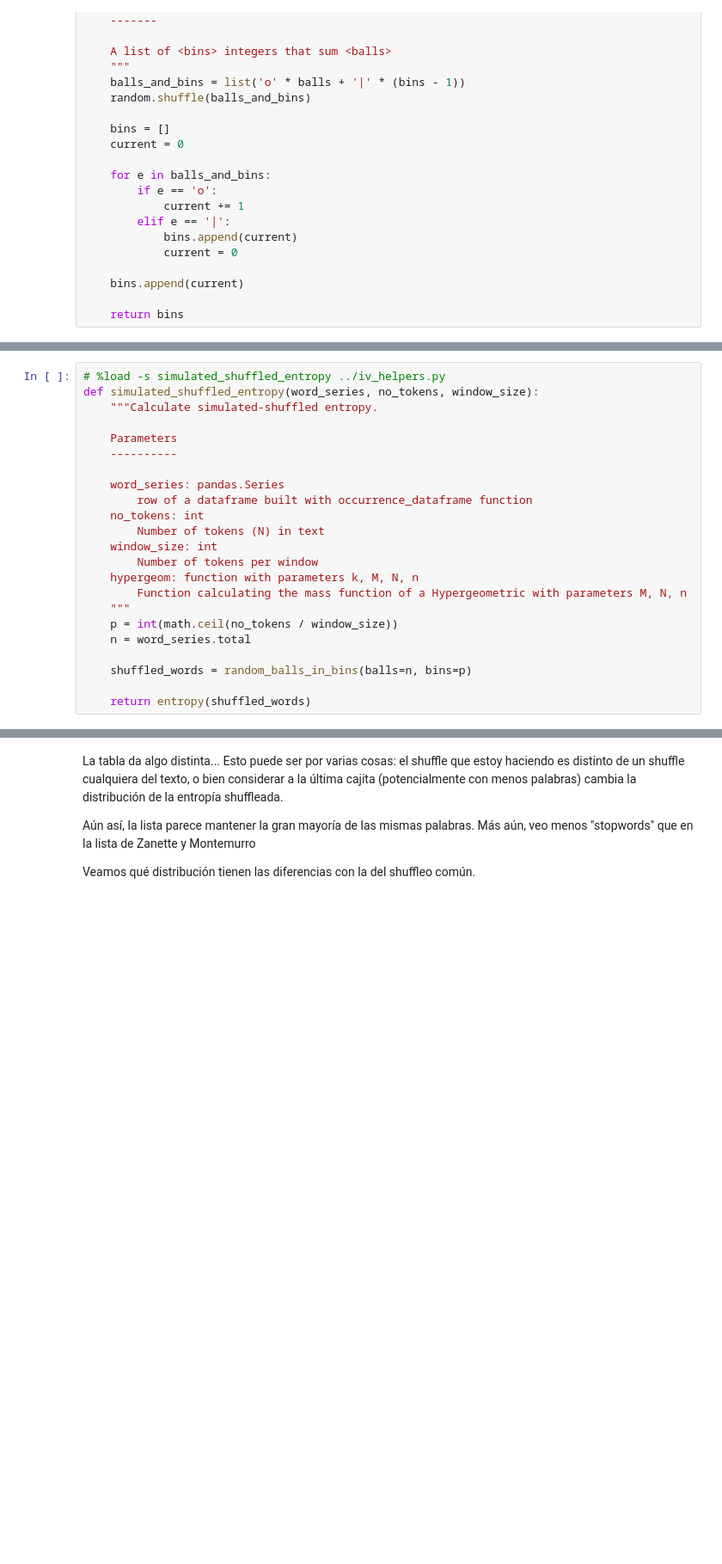
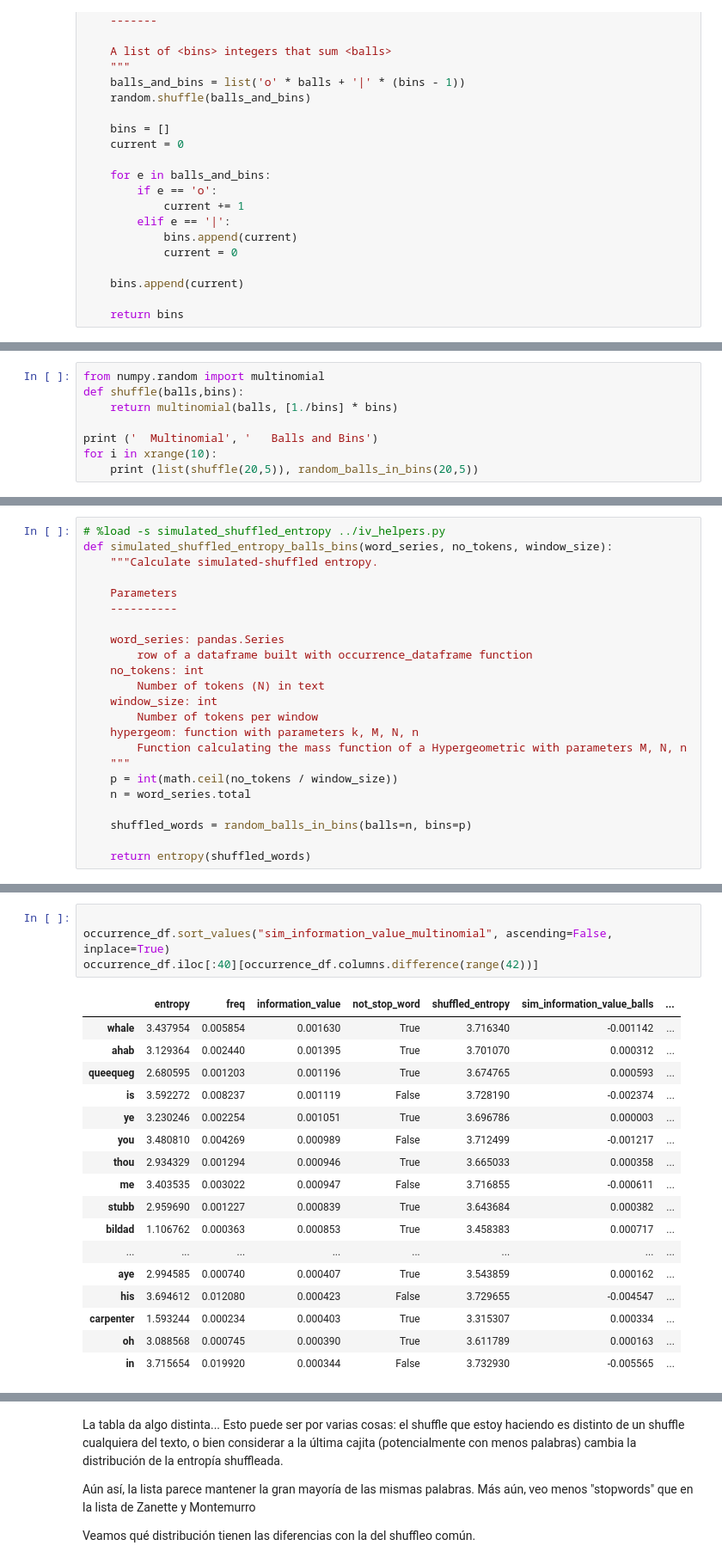
Before and after one commit to daleman/tesis, a Jupyter notebook: ejemplos/InformationValue-Simulated-Shuffle.ipynb, the cells around one changed output, grey strips where cells are left out. Shown at 86% size. Cells and saved outputs as stored; diff of their text form; blank space fills up the shorter version.

```diff
--- a/ejemplos/InformationValue-Simulated-Shuffle.ipynb
+++ b/ejemplos/InformationValue-Simulated-Shuffle.ipynb
@@ -156,0 +164,8 @@ def random_balls_in_bins(balls, bins):
+# %%
+from numpy.random import multinomial
+def shuffle(balls,bins):
+    return multinomial(balls, [1./bins] * bins)
+
+print ('  Multinomial', '   Balls and Bins')
+for i in xrange(10):
+    print (list(shuffle(20,5)), random_balls_in_bins(20,5))
@@ -159,6 +186,6 @@ Calculemos una entropía shuffleada con este algoritmo
 # %%
 # %load -s simulated_shuffled_entropy ../iv_helpers.py
-def simulated_shuffled_entropy(word_series, no_tokens, window_size):
+def simulated_shuffled_entropy_balls_bins(word_series, no_tokens, window_size):
     """Calculate simulated-shuffled entropy.
 
     Parameters
@@ -186,0 +245,22 @@ occurrence_df["sim_shuffled_entropy"] = occurrence_df.apply(fn, axis=1)
+# %%
+
+occurrence_df.sort_values("sim_information_value_multinomial", ascending=False, inplace=True)
+occurrence_df.iloc[:40][occurrence_df.columns.difference(range(42))]
+# %% [output]
+|  | entropy | freq | information_value | not_stop_word | shuffled_entropy | sim_information_value_balls | ... |
+| whale | 3.437954 | 0.005854 | 0.001630 | True | 3.716340 | -0.001142 | ... |
+| ahab | 3.129364 | 0.002440 | 0.001395 | True | 3.701070 | 0.000312 | ... |
+| queequeg | 2.680595 | 0.001203 | 0.001196 | True | 3.674765 | 0.000593 | ... |
+| is | 3.592272 | 0.008237 | 0.001119 | False | 3.728190 | -0.002374 | ... |
+| ye | 3.230246 | 0.002254 | 0.001051 | True | 3.696786 | 0.000003 | ... |
+| you | 3.480810 | 0.004269 | 0.000989 | False | 3.712499 | -0.001217 | ... |
+| thou | 2.934329 | 0.001294 | 0.000946 | True | 3.665033 | 0.000358 | ... |
+| me | 3.403535 | 0.003022 | 0.000947 | False | 3.716855 | -0.000611 | ... |
+| stubb | 2.959690 | 0.001227 | 0.000839 | True | 3.643684 | 0.000382 | ... |
+| bildad | 1.106762 | 0.000363 | 0.000853 | True | 3.458383 | 0.000717 | ... |
+| ... | ... | ... | ... | ... | ... | ... | ... |
+| aye | 2.994585 | 0.000740 | 0.000407 | True | 3.543859 | 0.000162 | ... |
+| his | 3.694612 | 0.012080 | 0.000423 | False | 3.729655 | -0.004547 | ... |
+| carpenter | 1.593244 | 0.000234 | 0.000403 | True | 3.315307 | 0.000334 | ... |
+| oh | 3.088568 | 0.000745 | 0.000390 | True | 3.611789 | 0.000163 | ... |
+| in | 3.715654 | 0.019920 | 0.000344 | False | 3.732930 | -0.005565 | ... |
```
Also changed, not shown: parts of 16 cells of this notebook.
